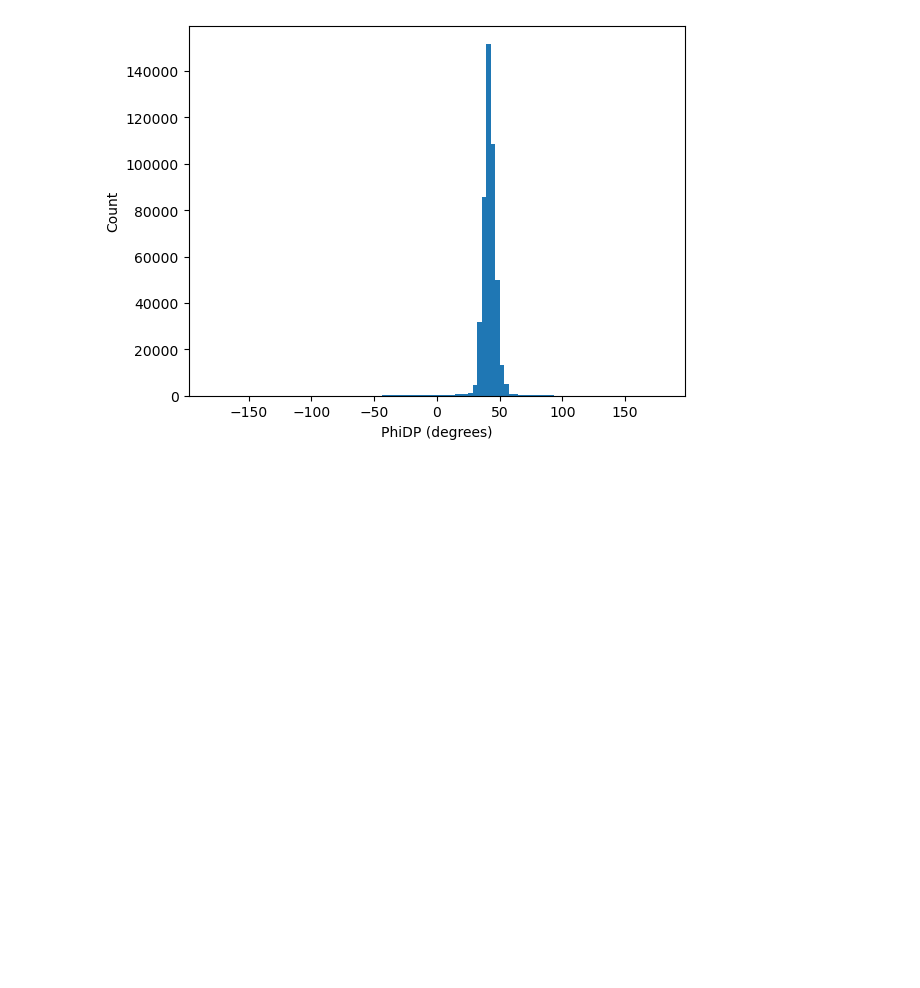
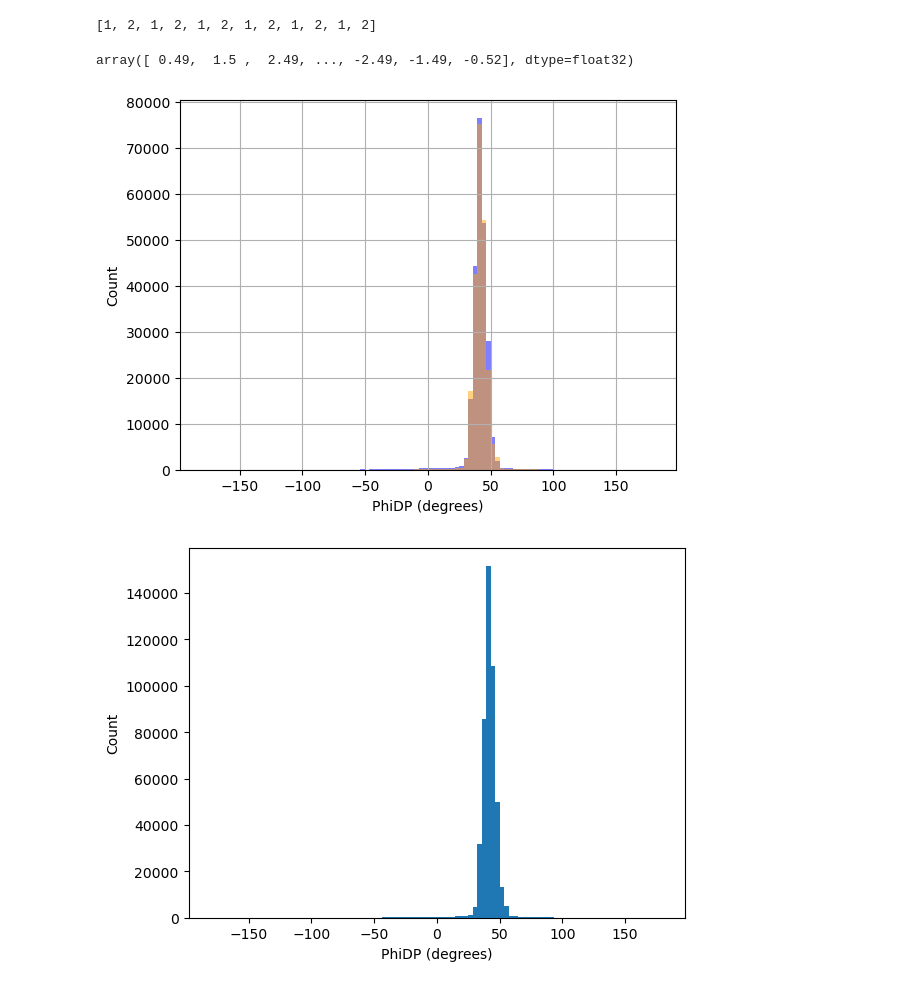
Before and after one commit to TommyMatthews/UKMO_system_diff_phase, a Jupyter notebook: batch_running.ipynb, the cells around one changed output. Drawn from its saved outputs; the diff is of its cells as text; code cells hidden in the pictures; blank space fills up the shorter version.

Commit message:
Updating batch runner to store azimuth and range, then to combine into netcdf file

```diff
--- a/batch_running.ipynb
+++ b/batch_running.ipynb
@@ -25,18 +15,7 @@ radar = read_nimrod_aggregated_odim_h5(file, 'lp','1100')
 # %%
 #files = glob.glob('/gws/ssde/j25a/ncas_radar/vol2/avocet/ukmo-nimrod/raw_h5_data_final/single-site/deanhill/2019/2019*')
 files = glob.glob('/gws/ssde/j25a/ncas_radar/vol2/avocet/ukmo-nimrod/raw_h5_data_final/single-site/chenies/2019/2019*')
-# %%
-starter = np.array([np.nan])
-counter = 0
-for file in files[:]:
-    try:
-        radar = read_nimrod_aggregated_odim_h5(file, 'lp','1050')
-    except KeyError:
-        pass
-    phiDP = get_drizzly_phiDPs(radar, 10000,30000)
-    if counter ==0:
-        master_phiDP = np.concatenate((starter, phiDP.flatten()))
-    else:
-        master_phiDP = np.concatenate((master_phiDP, phiDP.flatten()))
-
-    counter +=1
+# %%
+[1,2]*6
+# %% [output]
+[1, 2, 1, 2, 1, 2, 1, 2, 1, 2, 1, 2]
@@ -43,3 +53,30 @@ for file in files[:]:
+# %%
+phiDP_data = np.ma.filled(master_phiDP, np.nan)
+
+ds = xr.Dataset(
+    data_vars={
+        'PhiDP': (['measurement_index'], phiDP_data)
+    },
+    coords={
+        'range': ('measurement_index', master_ranges),
+        'azimuth': ('measurement_index', master_azimuths)
+    }
+)
+# %%
+ds.azimuth.values
+# %% [output]
+array([ 0.49,  1.5 ,  2.49, ..., -2.49, -1.49, -0.52], dtype=float32)
+# %%
+plt.hist(ds.where(ds.azimuth<0)['PhiDP'].values, bins = 100, color = 'blue', alpha = 0.5)
+plt.hist(ds.where(ds.azimuth>=0)['PhiDP'].values, bins = 100, color = 'orange', alpha = 0.5)
+
+plt.xlabel('PhiDP (degrees)')
+plt.ylabel('Count')
+plt.grid()
+#plt.gcf().savefig('Chenies 2019 1050am')
+plt.show()
+# %% [output]
+[figure, added]
 # %%
 len(master_phiDP)
 plt.hist(master_phiDP, bins = 100)
```
Also changed, not shown: parts of 3 cells of this notebook, 2 other files.
